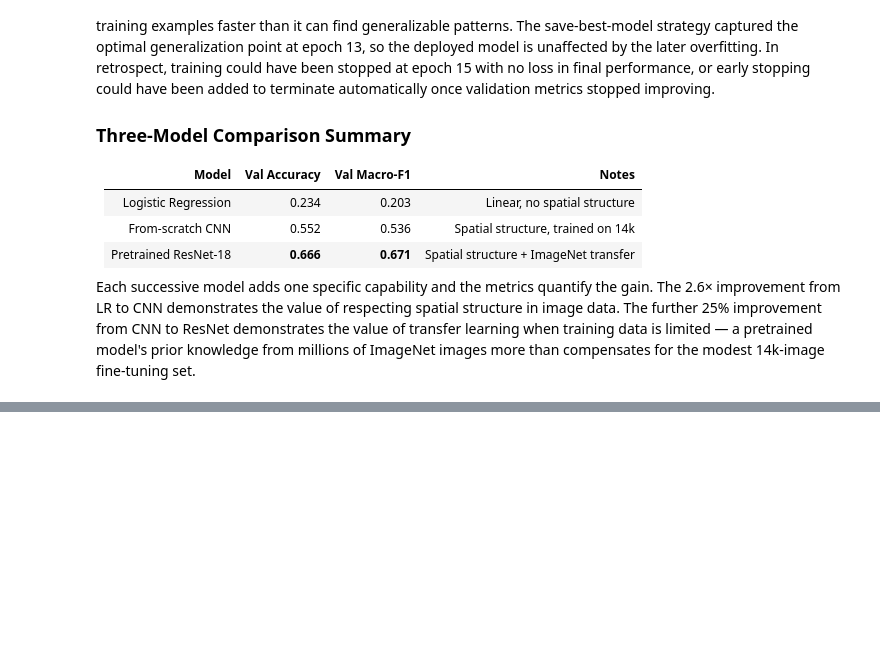
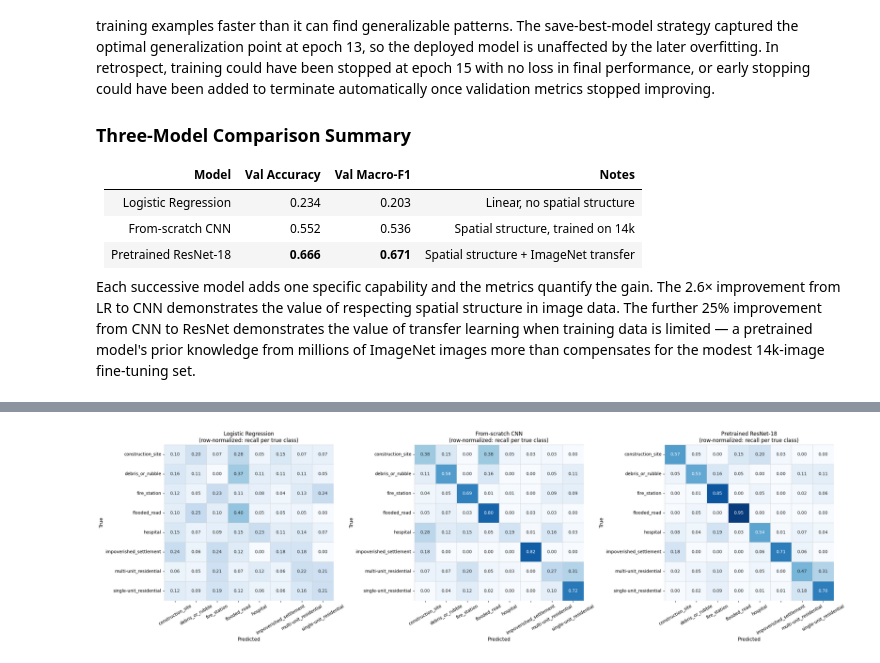
Before and after one commit to OwenLoughery/FMOW-Disaster-Image-Classification, a Jupyter notebook: DisasterClassifier.ipynb, the cells around one changed output, grey strips where cells are left out. Saved outputs shown, nothing was run; the diff lists cells and outputs as text; code cells hidden in the pictures; blank space fills up the shorter version.

```diff
--- a/DisasterClassifier.ipynb
+++ b/DisasterClassifier.ipynb
@@ -660,0 +820,20 @@ Each successive model adds one specific capability and the metrics quantify the
+# %%
+fig, axes = plt.subplots(1, 3, figsize=(24, 7))
+
+for ax, (name, labels, preds) in zip(axes, RESULTS):
+    cm = confusion_matrix(labels, preds, normalize='true')
+    sns.heatmap(cm, annot=True, fmt='.2f', cmap='Blues',
+                xticklabels=SORTED_CLASSES, yticklabels=SORTED_CLASSES,
+                ax=ax, cbar=False, vmin=0, vmax=1,
+                linewidths=0.5, linecolor='lightgray')
+    ax.set_title(f'{name}\n(row-normalized: recall per true class)', fontsize=12)
+    ax.set_xlabel('Predicted', fontsize=11)
+    ax.set_ylabel('True', fontsize=11)
+    ax.tick_params(axis='x', rotation=30)
+    ax.tick_params(axis='y', rotation=0)
+
+plt.tight_layout()
+plt.savefig('comparison_confusion_matrices.png', dpi=150, bbox_inches='tight')
+plt.show()
+# %% [output]
+[figure, added]
```
Also changed, not shown: parts of 8 cells of this notebook, 3 other files.
